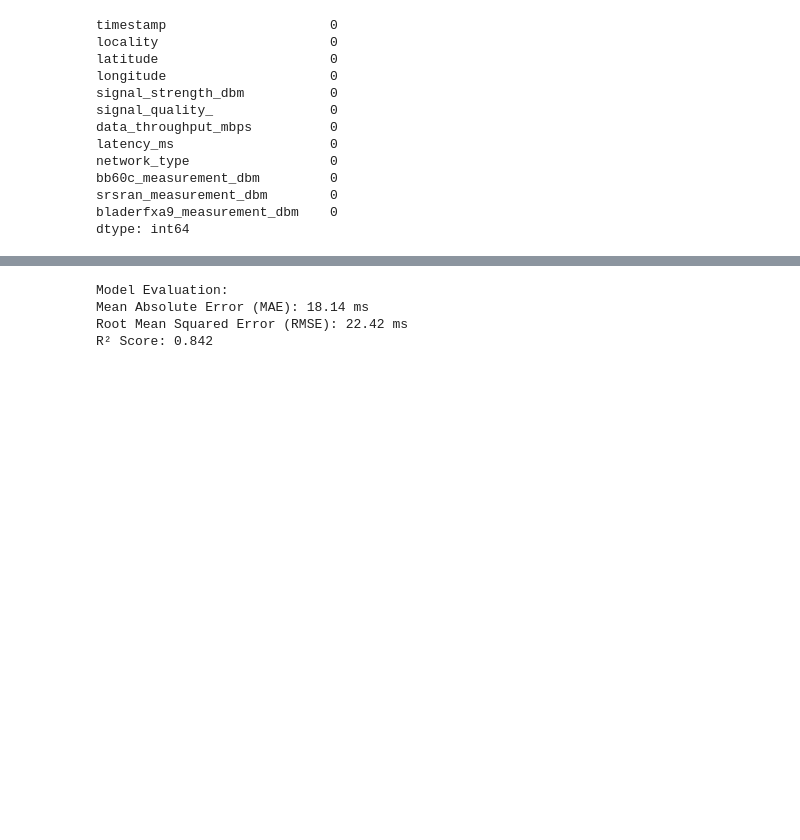
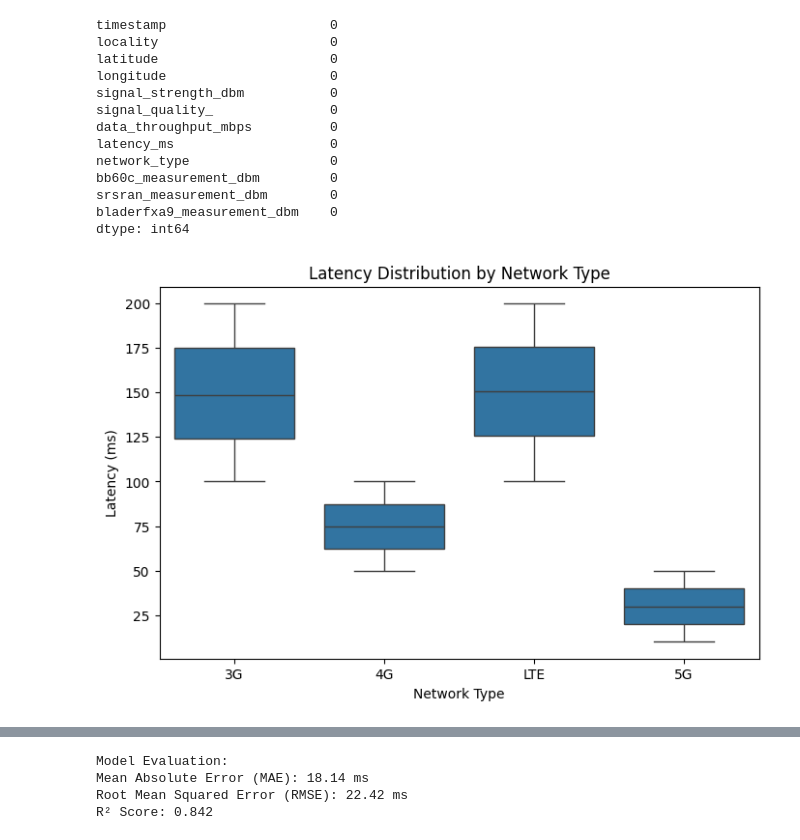
Before and after one commit to izaan-khudadad/Data-Mining, a Jupyter notebook: Datamining_project3.ipynb, the cells around one changed output, grey strips where cells are left out. Cells and saved outputs as stored; diff of their text form; code cells hidden in the pictures; blank space fills up the shorter version.

```diff
--- a/Datamining_project3.ipynb
+++ b/Datamining_project3.ipynb
@@ -87,3 +86,12 @@ X = df[['signal_strength_dbm', 'data_throughput_mbps',
 y = df['latency_ms']
 
 X = pd.get_dummies(X, drop_first=True)
+# %%
+plt.figure(figsize=(8,5))
+sns.boxplot(data=df, x='network_type', y='latency_ms')
+plt.title("Latency Distribution by Network Type")
+plt.xlabel("Network Type")
+plt.ylabel("Latency (ms)")
+plt.show()
+# %% [output]
+[figure, added]
```
Also changed, not shown: parts of 18 cells of this notebook.
